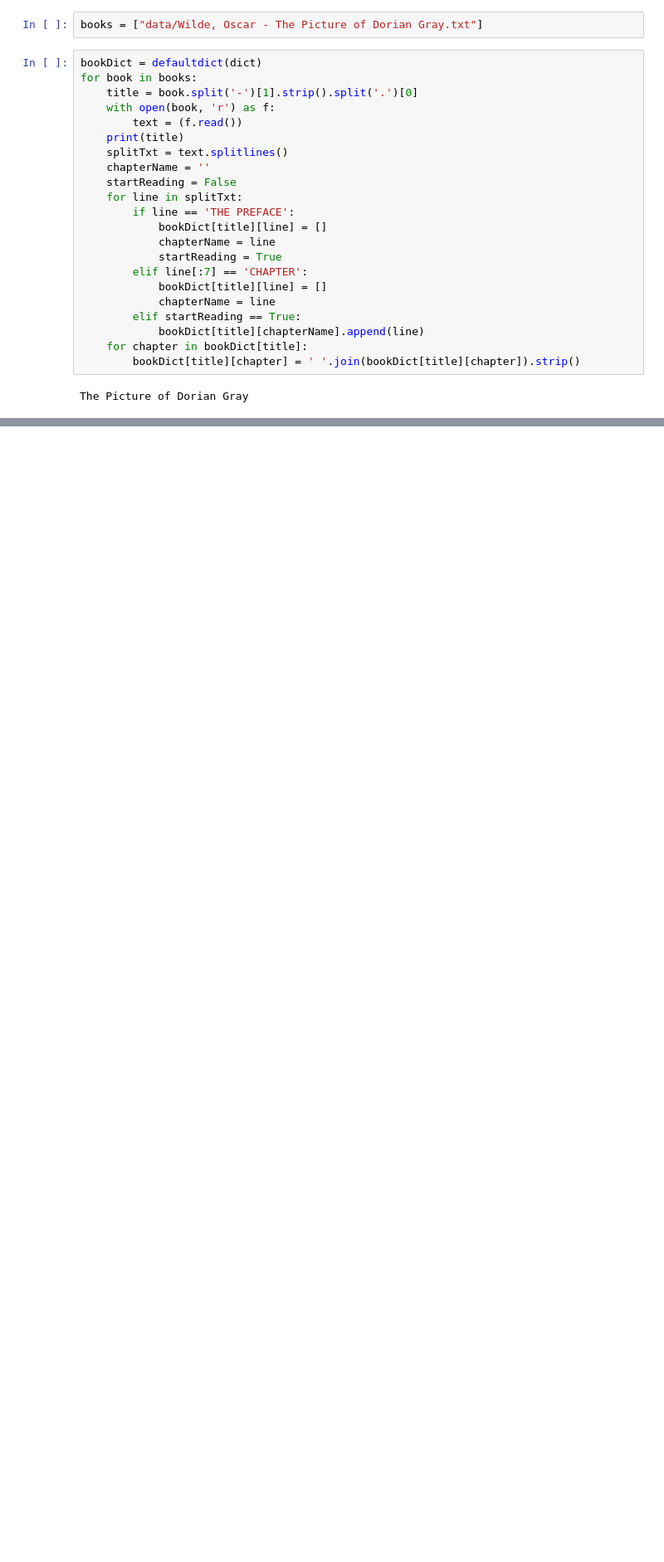
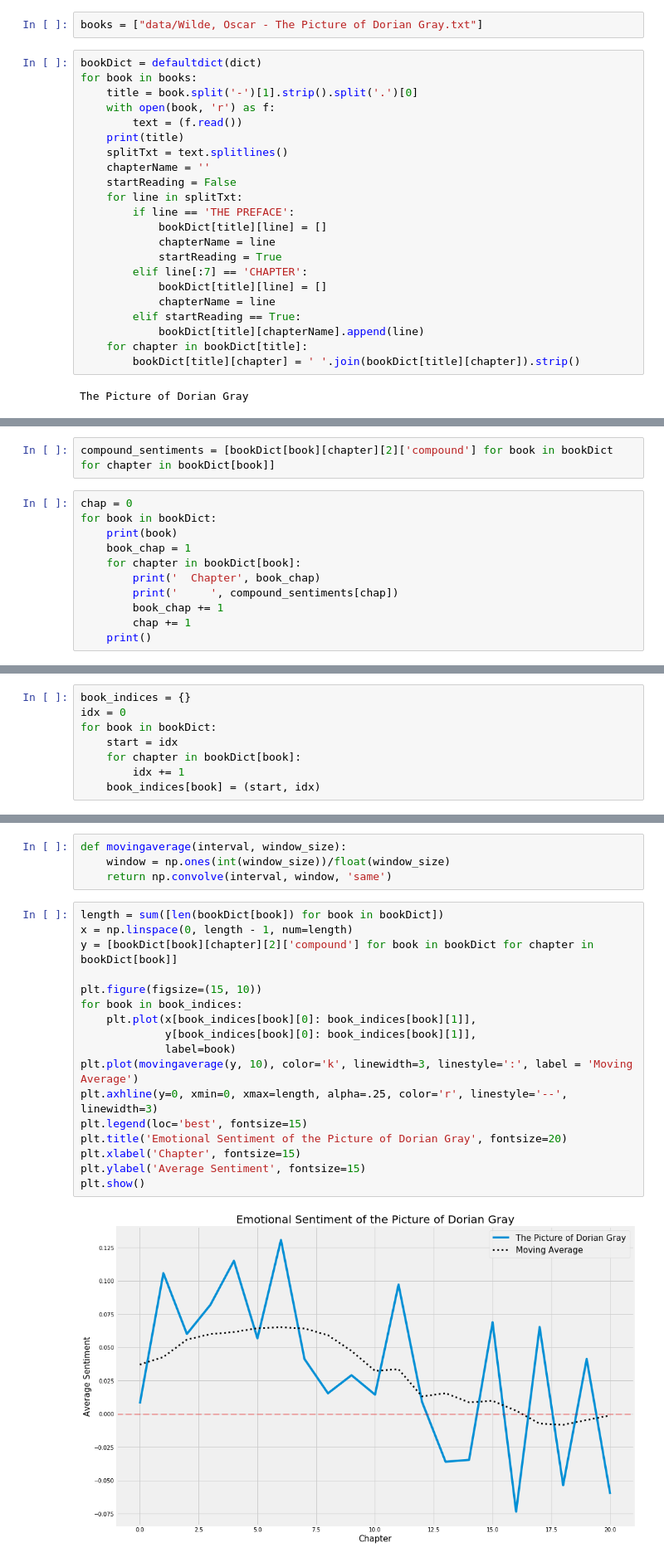
Before and after one commit to wgriffin13/TrypNoteTextEngine, a Jupyter notebook: sentiment_analysis.ipynb, the cells around one changed output, grey strips where cells are left out. Shown at 83% size. Drawn from its saved outputs; the diff is of its cells as text; blank space fills up the shorter version.

```diff
--- a/sentiment_analysis.ipynb
+++ b/sentiment_analysis.ipynb
@@ -76,0 +102,13 @@ ImportError: IntProgress not found. Please update jupyter and ipywidgets. See ht
+# %%
+compound_sentiments = [bookDict[book][chapter][2]['compound'] for book in bookDict for chapter in bookDict[book]]
+# %%
+chap = 0
+for book in bookDict:
+    print(book)
+    book_chap = 1
+    for chapter in bookDict[book]:
+        print('  Chapter', book_chap)
+        print('     ', compound_sentiments[chap])
+        book_chap += 1
+        chap += 1
+    print()
@@ -76,0 +133,8 @@ ImportError: IntProgress not found. Please update jupyter and ipywidgets. See ht
+# %%
+book_indices = {}
+idx = 0
+for book in bookDict:
+    start = idx
+    for chapter in bookDict[book]:
+        idx += 1
+    book_indices[book] = (start, idx)
@@ -76,0 +145,23 @@ ImportError: IntProgress not found. Please update jupyter and ipywidgets. See ht
+# %%
+def movingaverage(interval, window_size):
+    window = np.ones(int(window_size))/float(window_size)
+    return np.convolve(interval, window, 'same')
+# %%
+length = sum([len(bookDict[book]) for book in bookDict])
+x = np.linspace(0, length - 1, num=length)
+y = [bookDict[book][chapter][2]['compound'] for book in bookDict for chapter in bookDict[book]]
+
+plt.figure(figsize=(15, 10))
+for book in book_indices:
+    plt.plot(x[book_indices[book][0]: book_indices[book][1]],
+             y[book_indices[book][0]: book_indices[book][1]],
+             label=book)
+plt.plot(movingaverage(y, 10), color='k', linewidth=3, linestyle=':', label = 'Moving Average')
+plt.axhline(y=0, xmin=0, xmax=length, alpha=.25, color='r', linestyle='--', linewidth=3)
+plt.legend(loc='best', fontsize=15)
+plt.title('Emotional Sentiment of the Picture of Dorian Gray', fontsize=20)
+plt.xlabel('Chapter', fontsize=15)
+plt.ylabel('Average Sentiment', fontsize=15)
+plt.show()
+# %% [output]
+[figure, added]
```
Also changed, not shown: parts of 24 cells of this notebook, 3 other files.
